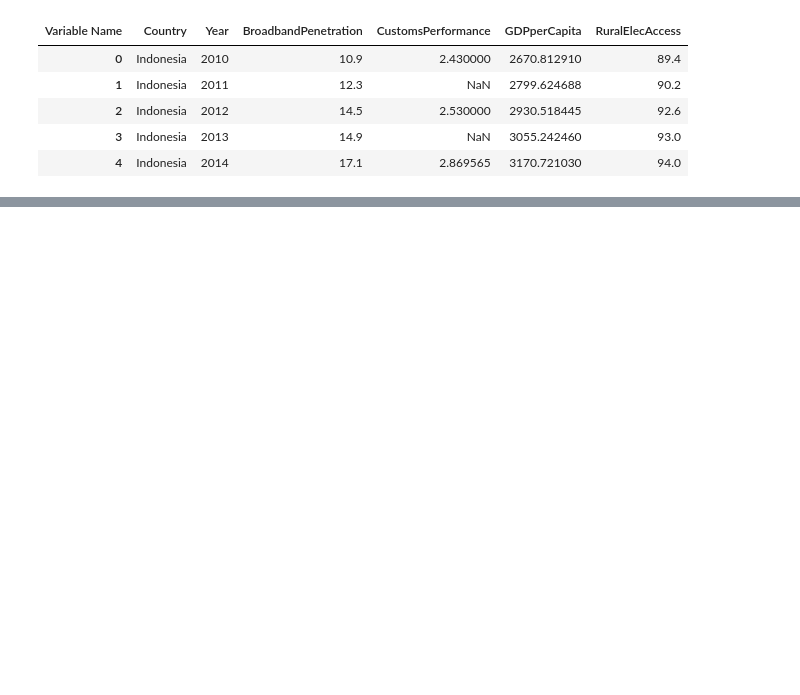
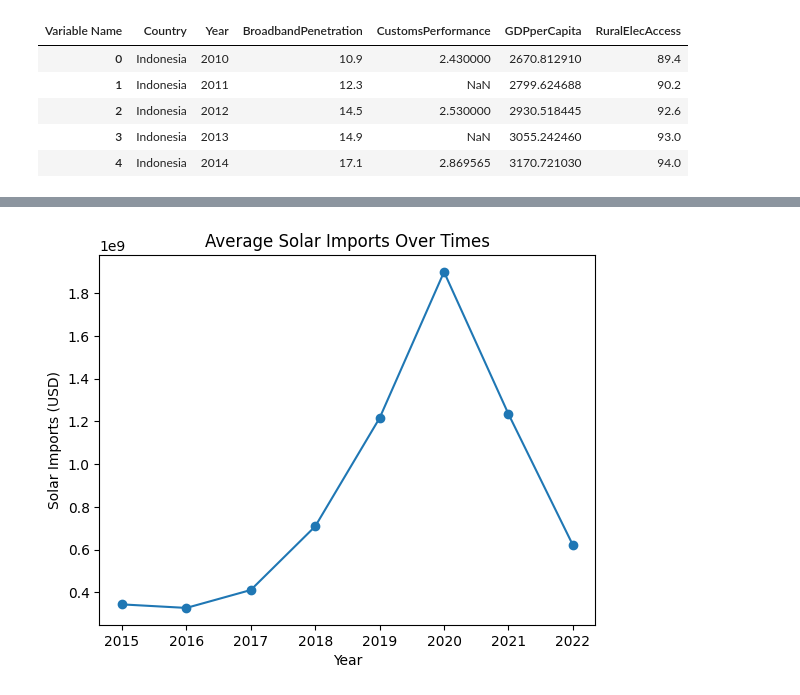
Before and after one commit to the-cafehopper/Research, a Jupyter notebook: Can_digital_trade_power_energy_inclusion_202507.ipynb, the cells around one changed output, grey strips where cells are left out. Saved outputs shown, nothing was run; the diff lists cells and outputs as text; code cells hidden in the pictures; blank space fills up the shorter version.

```diff
--- a/Can_digital_trade_power_energy_inclusion_202507.ipynb
+++ b/Can_digital_trade_power_energy_inclusion_202507.ipynb
@@ -136,3 +136,9 @@ display(master_df.head())
 | 4 | Indonesia | 2014 | NaN | NaN | 0.004496 | NaN | https://www.worldbank.org/en/publ... | NaN | ... |
 # %%
 master_df.to_excel("Cleaned_Merge_Master.xlsx", index=False)
+# %%
+# empirical analysis
+import pandas as pd
+
+df = pd.read_excel("/content/Cleaned_Merge_Master.xlsx")
+df.head()
@@ -138,0 +171,10 @@ master_df.to_excel("Cleaned_Merge_Master.xlsx", index=False)
+# %%
+# plot descriptive trends
+import matplotlib.pyplot as plt
+
+df.groupby(['Year'])['SolarImports'].mean().plot(marker='o')
+plt.title("Average Solar Imports Over Times")
+plt.ylabel("Solar Imports (USD)")
+plt.show()
+# %% [output]
+[figure, added]
```
Also changed, not shown: parts of 10 cells of this notebook.
